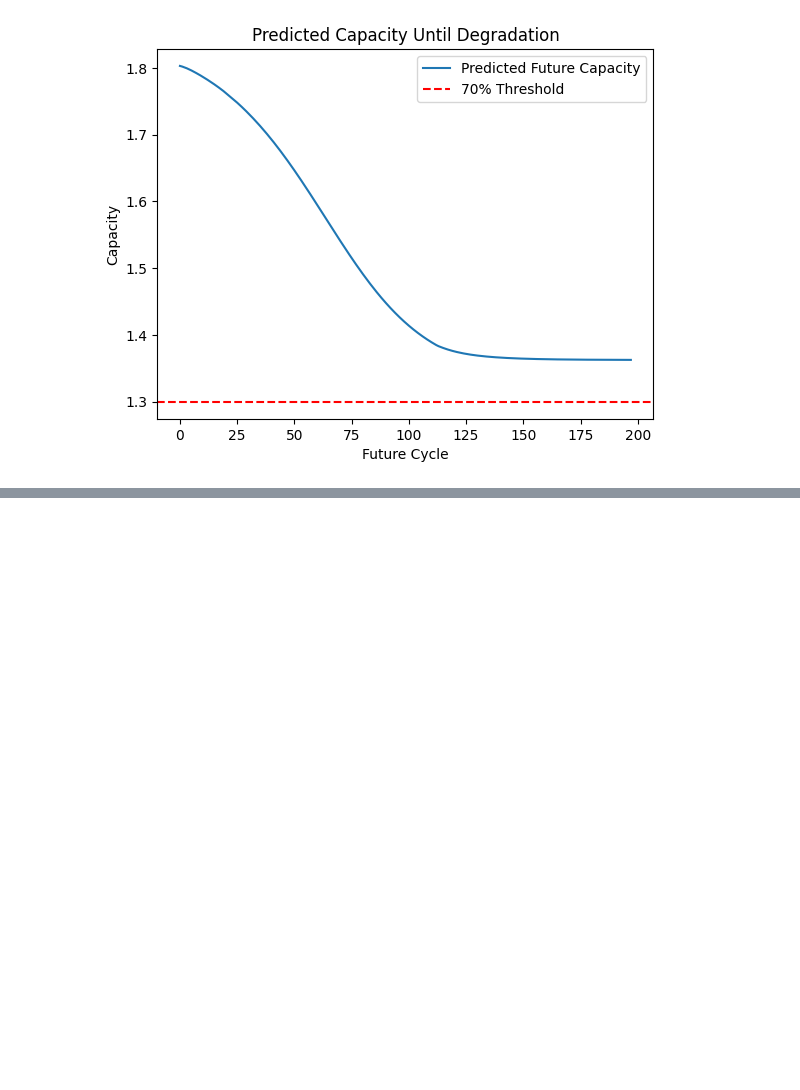
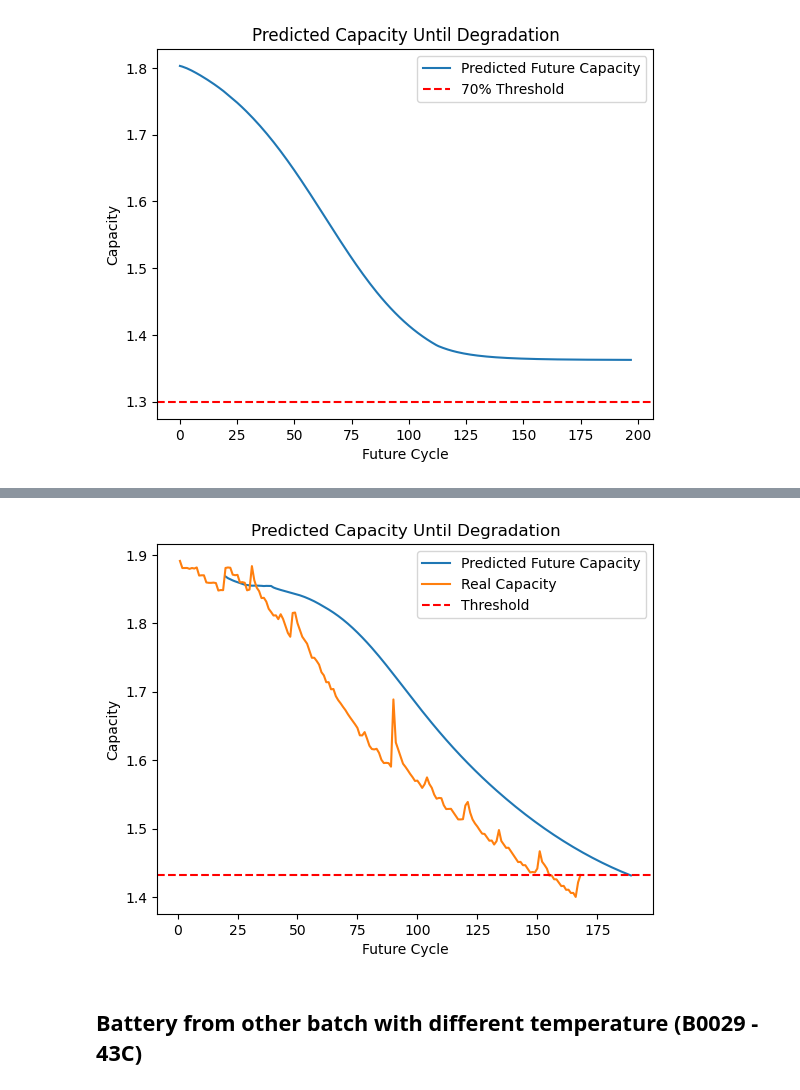
Before and after one commit to HaruKatou/Battery-Health-Prediction, a Jupyter notebook: notebooks/AutoEncoder/lstm_autoencoder.ipynb, the cells around one changed output, grey strips where cells are left out. Drawn from its saved outputs; the diff is of its cells as text; code cells hidden in the pictures; blank space fills up the shorter version.

```diff
--- a/notebooks/AutoEncoder/lstm_autoencoder.ipynb
+++ b/notebooks/AutoEncoder/lstm_autoencoder.ipynb
@@ -351,0 +412,14 @@ plt.show()
+# %%
+X, y = create_sequences(combined_features, seq_len)
+
+initial_input = combined_features[:seq_len] # (20, 33)
+X_input = initial_input.reshape(1, seq_len, latent_dim + 1) # first n_in cycles -> (1, 20, 33)
+
+initial_capacity = X_input[0, 0, -1] # discharge capacity of the first cycle
+initial_capacity_real = capacity_scaler.inverse_transform([[initial_capacity]])[0, 0]
+
+threshold = capacity[-1]
+
+print(f"Initial capacity: {initial_capacity_real} Ah")
+
+print (f"Threshold capacity: {threshold} Ah")
@@ -351,0 +489,15 @@ plt.show()
+# %%
+import matplotlib.pyplot as plt
+
+plt.plot(cycles, predicted_capacities, label="Predicted Future Capacity")
+plt.plot(discharge_data_b0006["cycle_number"], discharge_data_b0006["Capacity"], label="Real Capacity")
+plt.axhline(threshold, color='r', linestyle='--', label="Threshold")
+plt.xlabel("Future Cycle")
+plt.ylabel("Capacity")
+plt.legend()
+plt.title("Predicted Capacity Until Degradation")
+plt.show()
+# %% [output]
+[figure, added]
+# %% [markdown]
+## Battery from other batch with different temperature (B0029 - 43C)
```
Also changed, not shown: parts of 39 cells of this notebook, 16 other files.
